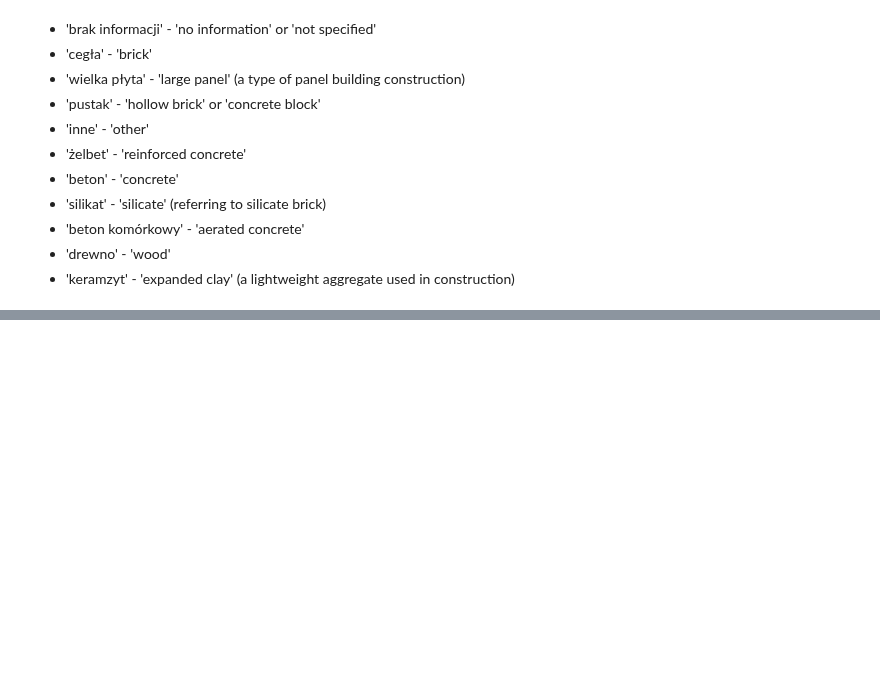
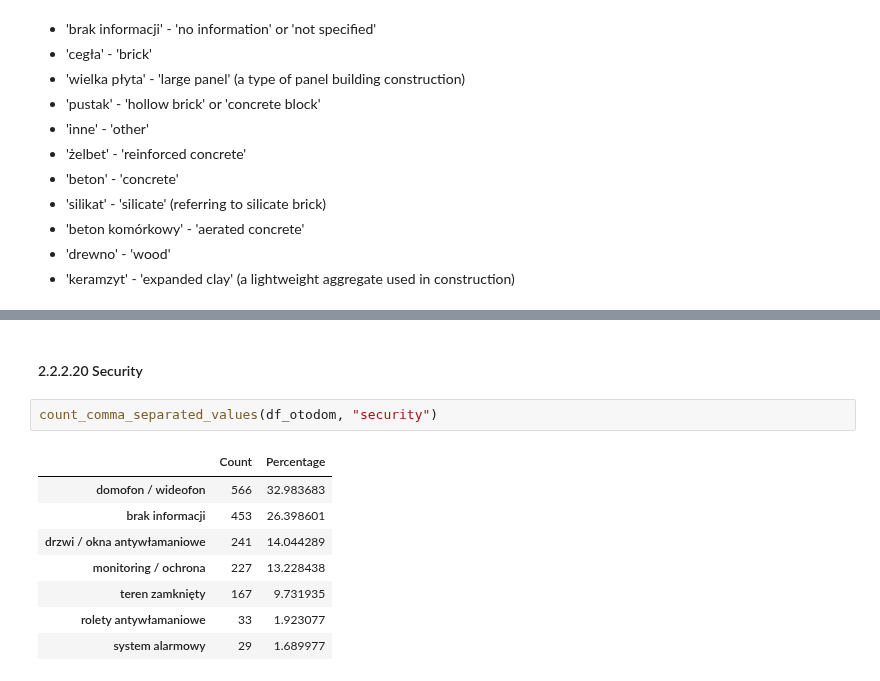
Before and after one commit to Luk-kar/Home-Market-Harvester, a Jupyter notebook: notebooks/001_data_preview.ipynb, the cells around one changed output, grey strips where cells are left out. Saved outputs shown, nothing was run; the diff lists cells and outputs as text; blank space fills up the shorter version.

```diff
--- a/notebooks/data_preview.ipynb
+++ b/notebooks/001_data_preview.ipynb
@@ -537,0 +611,13 @@ count_and_percentage(df_otodom, "building_material")
+# %% [markdown]
+#### 2.2.2.20 Security
+# %%
+count_comma_separated_values(df_otodom, "security")
+# %% [output]
+|  | Count | Percentage |
+| domofon / wideofon | 566 | 32.983683 |
+| brak informacji | 453 | 26.398601 |
+| drzwi / okna antywłamaniowe | 241 | 14.044289 |
+| monitoring / ochrona | 227 | 13.228438 |
+| teren zamknięty | 167 | 9.731935 |
+| rolety antywłamaniowe | 33 | 1.923077 |
+| system alarmowy | 29 | 1.689977 |
```
Also changed, not shown: parts of 16 cells of this notebook, 1 other file.
